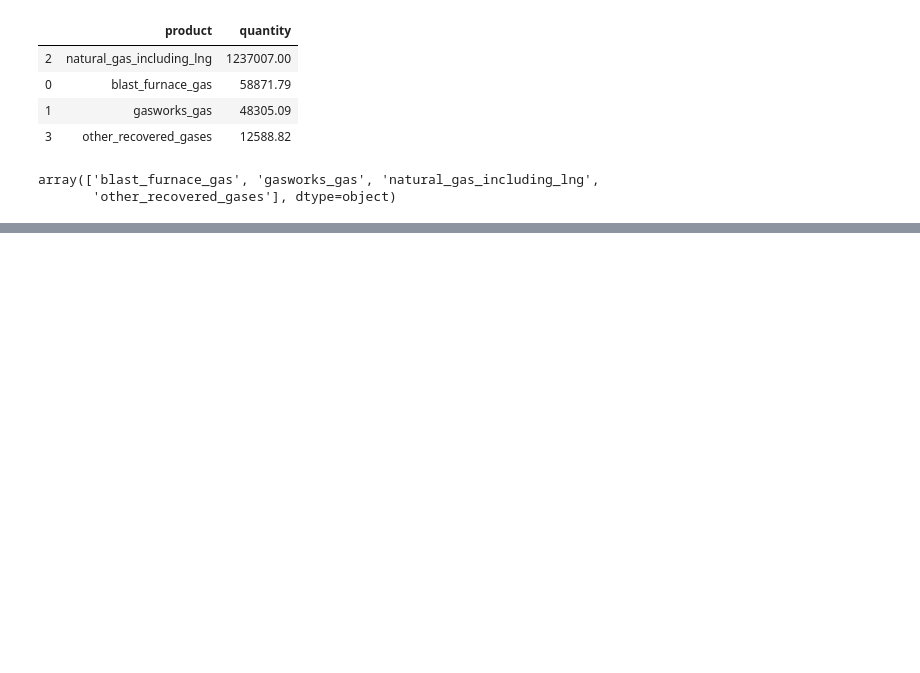
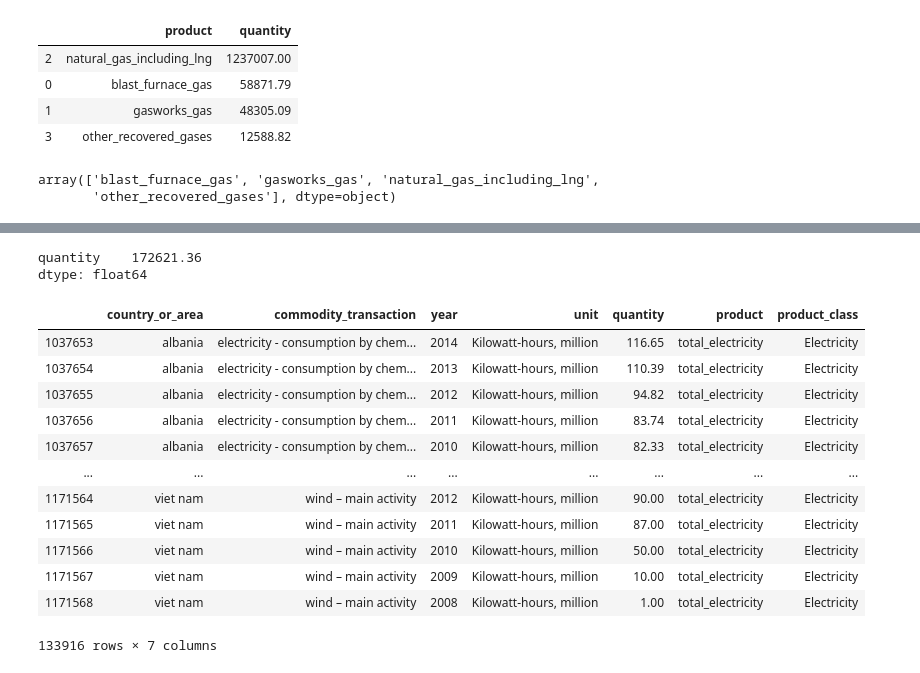
Before and after one commit to philipayazi/International-Energy-Statistics, a Jupyter notebook: International_Energy_Statistics.ipynb, the cells around one changed output, grey strips where cells are left out. Drawn from its saved outputs; the diff is of its cells as text; code cells hidden in the pictures; blank space fills up the shorter version.

```diff
--- a/International_Energy_Statistics.ipynb
+++ b/International_Energy_Statistics.ipynb
@@ -15,6 +15,9 @@ energy_df.head()
 | 2 | Belgium | Additives and Oxygenates - Exports | 2014 | Metric tons, thousand | 0.0 | NaN | additives_and_oxygenates |
 | 3 | Belgium | Additives and Oxygenates - Exports | 2013 | Metric tons, thousand | 0.0 | NaN | additives_and_oxygenates |
 | 4 | Belgium | Additives and Oxygenates - Exports | 2012 | Metric tons, thousand | 35.0 | NaN | additives_and_oxygenates |
+# %%
+# expand all column widths so that entire strings can be read in each cell
+pd.options.display.max_colwidth = 200
 # %%
 # identify the types of objects in the data frame
 energy_df.info()
@@ -446,0 +509,6 @@ array(['blast_furnace_gas', 'gasworks_gas', 'natural_gas_including_lng',
+# %%
+combustion_fuels_elec_prod.groupby(['commodity_transaction']).mean().round(2).drop(['year'], axis=1).sum()
+# this is more than double than the average annual electricity output from nuclear
+# %% [output]
+quantity    172621.36
+dtype: float64
@@ -446,0 +517,16 @@ array(['blast_furnace_gas', 'gasworks_gas', 'natural_gas_including_lng',
+# %%
+total_electricity = Electricity_df[Electricity_df['product'].str.contains("total_electricity")]
+# %% [output]
+|  | country_or_area | commodity_transaction | year | unit | quantity | product | product_class |
+| 1037653 | albania | electricity - consumption by chem... | 2014 | Kilowatt-hours, million | 116.65 | total_electricity | Electricity |
+| 1037654 | albania | electricity - consumption by chem... | 2013 | Kilowatt-hours, million | 110.39 | total_electricity | Electricity |
+| 1037655 | albania | electricity - consumption by chem... | 2012 | Kilowatt-hours, million | 94.82 | total_electricity | Electricity |
+| 1037656 | albania | electricity - consumption by chem... | 2011 | Kilowatt-hours, million | 83.74 | total_electricity | Electricity |
+| 1037657 | albania | electricity - consumption by chem... | 2010 | Kilowatt-hours, million | 82.33 | total_electricity | Electricity |
+| ... | ... | ... | ... | ... | ... | ... | ... |
+| 1171564 | viet nam | wind – main activity | 2012 | Kilowatt-hours, million | 90.00 | total_electricity | Electricity |
+| 1171565 | viet nam | wind – main activity | 2011 | Kilowatt-hours, million | 87.00 | total_electricity | Electricity |
+| 1171566 | viet nam | wind – main activity | 2010 | Kilowatt-hours, million | 50.00 | total_electricity | Electricity |
+| 1171567 | viet nam | wind – main activity | 2009 | Kilowatt-hours, million | 10.00 | total_electricity | Electricity |
+| 1171568 | viet nam | wind – main activity | 2008 | Kilowatt-hours, million | 1.00 | total_electricity | Electricity |
+133916 rows × 7 columns
```
Also changed, not shown: parts of 15 cells of this notebook.
